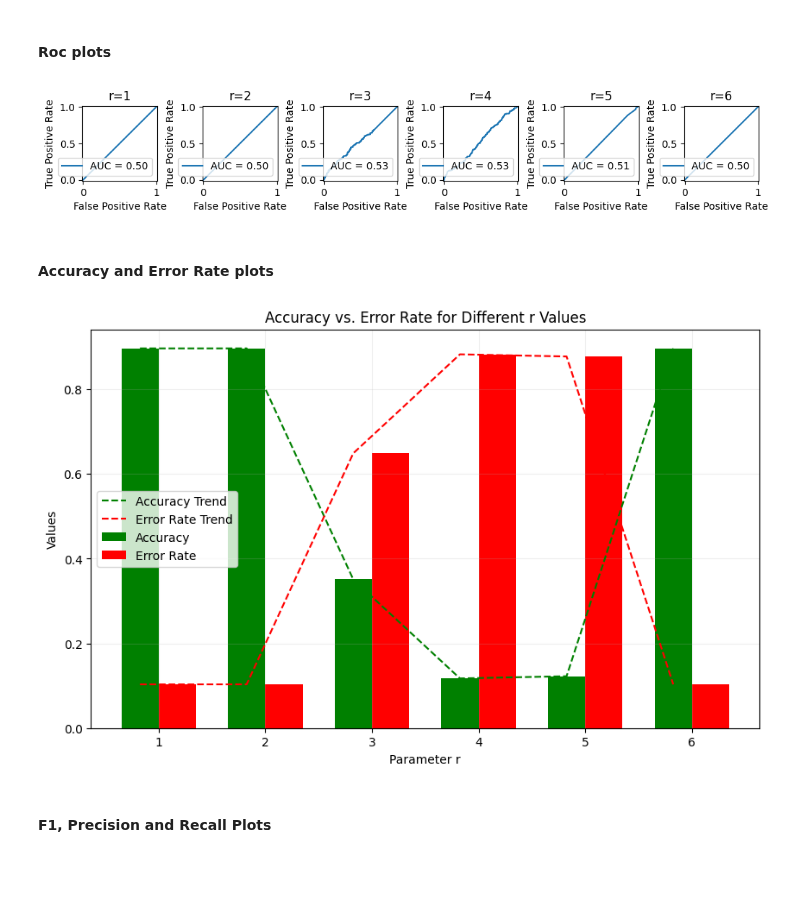
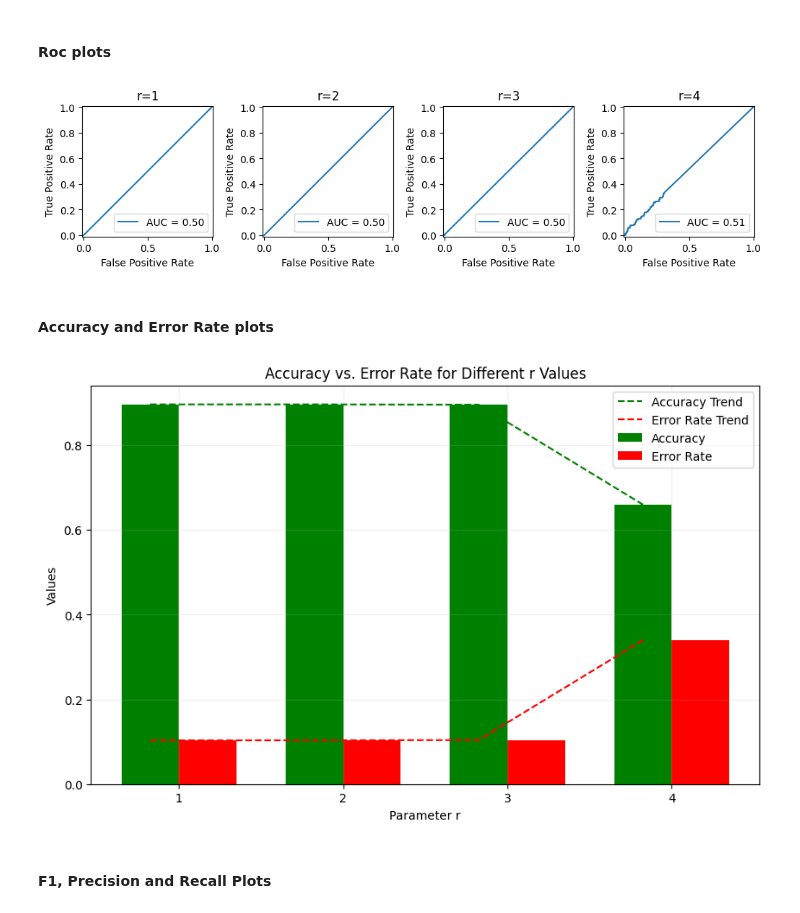
Before and after one commit to VaggelisSpi/NaCo_Project, a Jupyter notebook: project/calculations.ipynb, the cells around one changed output. Saved outputs shown, nothing was run; the diff lists cells and outputs as text; code cells hidden in the pictures; blank space fills up the shorter version.

Commit message:
Test for lnaguages

```diff
--- a/project/calculations.ipynb
+++ b/project/calculations.ipynb
@@ -39,7 +39,7 @@ self1_data
 # %% [markdown]
 ## Random Sampling
 # %%
-random_dataset = create_random_dataset(df=self1_data[:10000], n=6125, seed=42)
+random_dataset = create_random_dataset(df=self1_data[:100000], n=61250, seed=42)
 
 random_dataset_list = random_dataset[0].to_list()
 random_dataset_list
@@ -63,6 +63,6 @@ random_dataset_list
  ...]
 # %%
-with open(sampled_peptides_data_dir + "self1_6mers_random.txt", "w") as f:
+with open(sampled_peptides_data_dir + "self1_6mers_random_62k.txt", "w") as f:
     for item in random_dataset_list:
         f.write(f"{item}\n")
 # %% [markdown]
@@ -298,11 +298,11 @@ with open(sampled_peptides_data_dir + "self1_6mers_ea_final.txt", "w") as f:
 ## Negative Selection
 # %%
 r_start = 1
-r_stop = 6
+r_stop = 4
 
 ns = NegativeSelection(
-    "/data/sampled/6mers.alpha", "./data/sampled/self1_6mers_random.txt", r_start=r_start, r_stop=r_stop
+    "/data/sampled/english.alpha", "./data/peptides/english.train", r_start=r_start, r_stop=r_stop, n=10
 )
 
-ns.run("./data/peptides/ebola-6mers.txt")
-ns.run("./data/peptides/self2-6mers.txt")
+ns.run("./data/peptides/english.test")
+ns.run("./data/peptides/xhosa.txt")
@@ -341,36 +343,36 @@ f1_list = []
 precision_list = []
 recall_list = []
 
 for r in range(r_start, r_stop + 1):
-    anomalous_data = load_data("./data/peptides/ebola-6mers.txt", r, 1)
-    normal_data = load_data("./data/peptides/self2-6mers.txt", r, 0)
+    anomalous_data = load_data("/data/peptides/xhosa.txt", r, 1)
+    normal_data = load_data("./data/peptides/english.test", r, 0)
     data = pd.concat([anomalous_data, normal_data])
 
     _, _, data = preprocess_data(data, r)
     # display(data.head())
 
     auc, roc = caclulate_roc_auc(data)
     axis = ax[r - 1]
     roc.plot(ax=axis)
     axis.set_title(f"r={r}")
 
 
     y_true = data['anomalous'].to_list()
     y_pred = data['y'].replace({True: 1, False: 0}).to_list()
     acc = metrics.accuracy_score(y_true, y_pred)
     err_rate = 1 - acc
 
     f1 = metrics.f1_score(y_true, y_pred)
     precision = metrics.precision_score(y_true, y_pred)
     recall = metrics.recall_score(y_true, y_pred)
 
     acc_list.append(acc)
     err_rate_list.append(err_rate)
     f1_list.append(f1)
     precision_list.append(precision)
     recall_list.append(recall)
 # %% [output]
-[figure, old version]
+[figure, new version]
 # %% [markdown]
 #### Accuracy and Error Rate plots
 # %%
@@ -401,7 +403,7 @@ plt.grid(True, alpha=0.2)
 
 plt.show()
 # %% [output]
-[figure, old version]
+[figure, new version]
 # %% [markdown]
 #### F1, Precision and Recall Plots
 # %%
```
Also changed, not shown: parts of 3 cells of this notebook, 31 other files.
